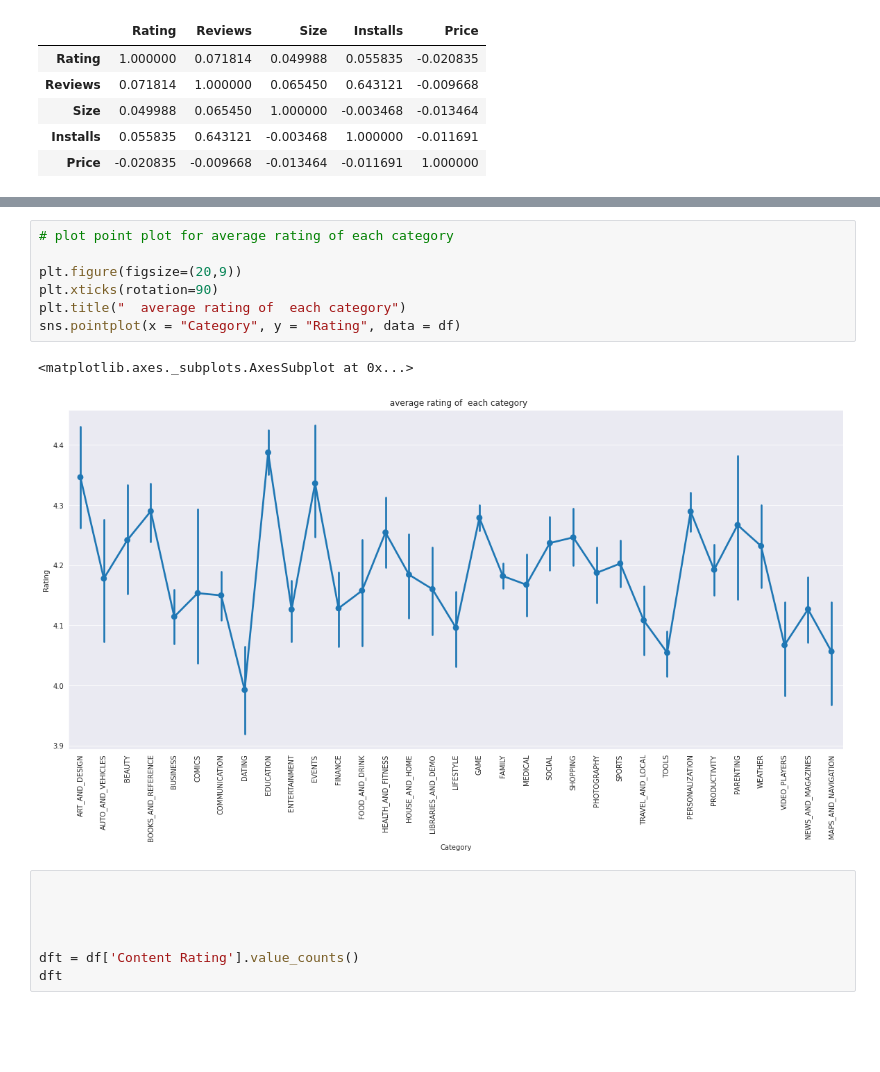
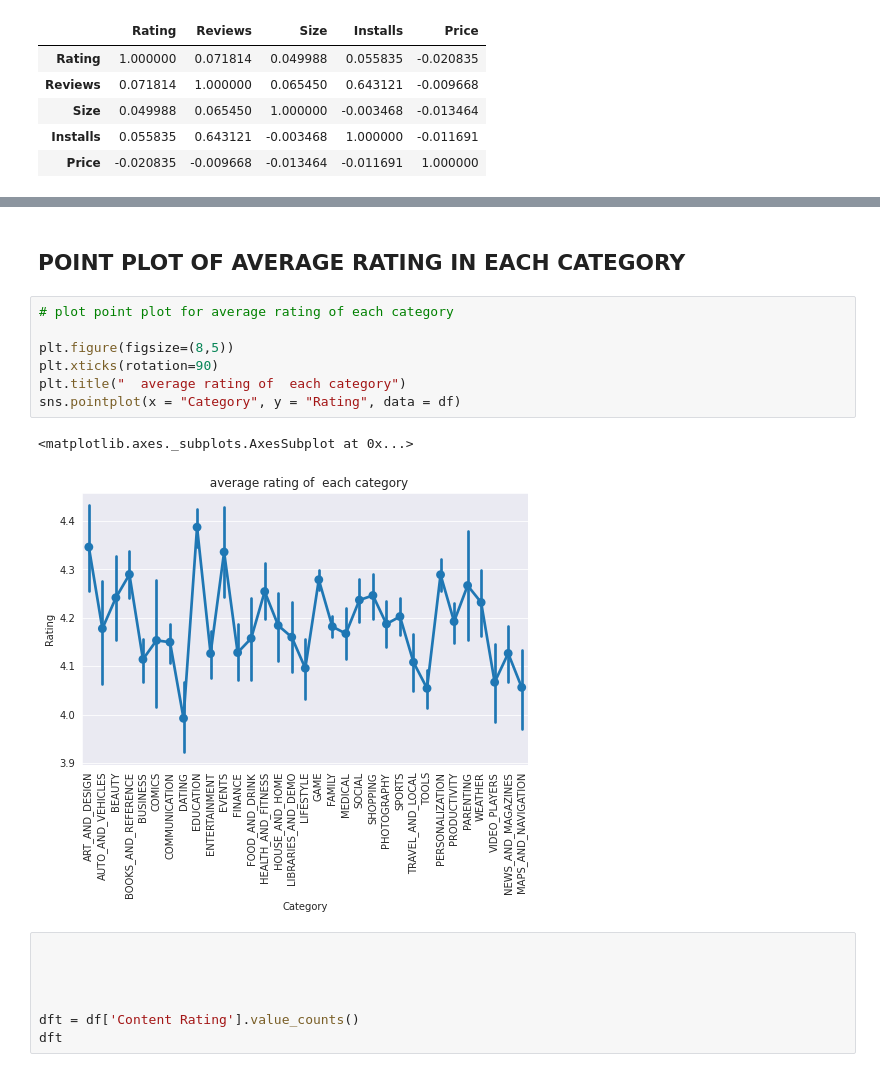
Before and after one commit to manjeetsrivastava/play-store-app-reveiw-analysis, a Jupyter notebook: Copy_of_main_google_play_Capstone_Project.ipynb, the cells around one changed output, grey strips where cells are left out. Saved outputs shown, nothing was run; the diff lists cells and outputs as text; blank space fills up the shorter version.

```diff
--- a/Copy_of_main_google_play_Capstone_Project.ipynb
+++ b/Copy_of_main_google_play_Capstone_Project.ipynb
@@ -521,13 +312,15 @@ Name: Rating, dtype: float64
+# %% [markdown]
+## POINT PLOT OF AVERAGE RATING IN EACH CATEGORY
 # %%
 # plot point plot for average rating of each category
 
-plt.figure(figsize=(20,9))
+plt.figure(figsize=(8,5))
 plt.xticks(rotation=90)
 plt.title("  average rating of  each category")
 sns.pointplot(x = "Category", y = "Rating", data = df)
 # %% [output]
 <matplotlib.axes._subplots.AxesSubplot at 0x...>
-[figure, old version]
+[figure, new version]
 # %%
 
 
```
Also changed, not shown: parts of 93 cells of this notebook.
